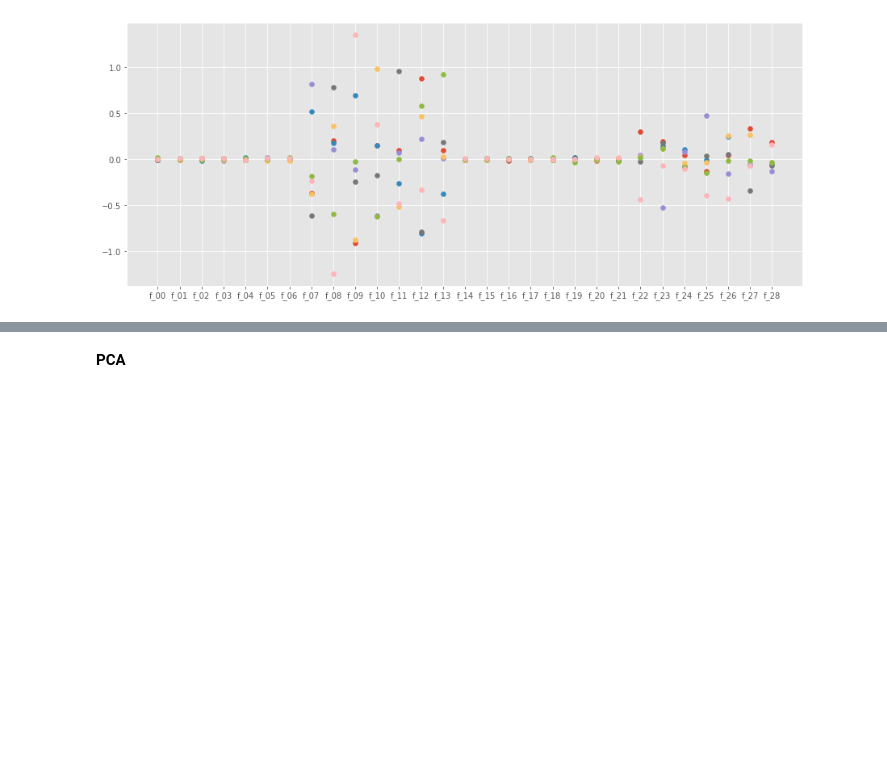
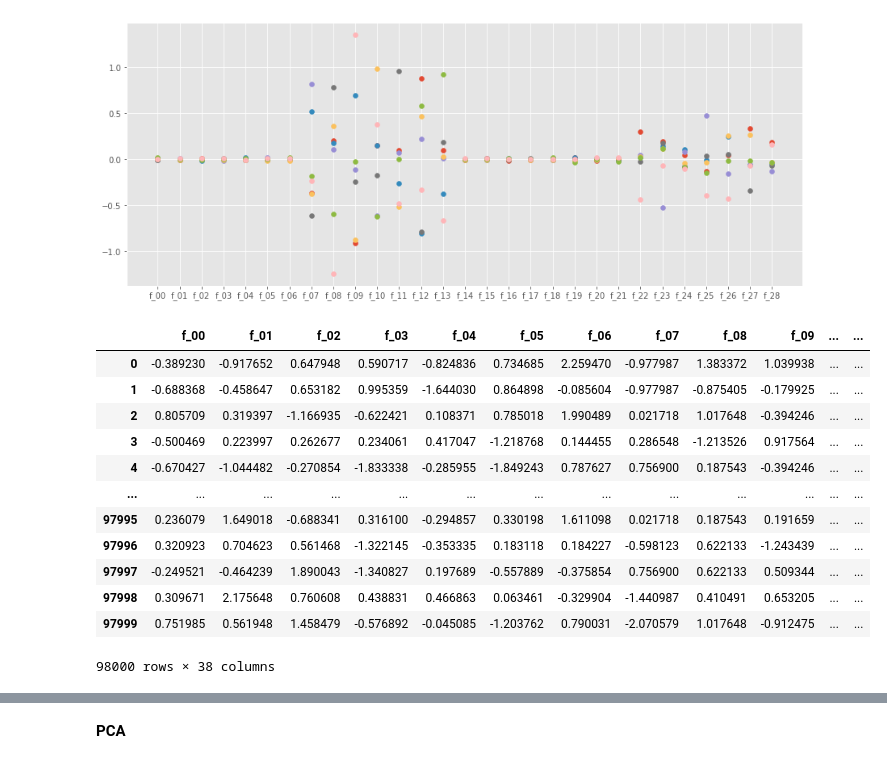
Before and after one commit to NagaoTadashi/kaggle, a Jupyter notebook: tabular-playground-july.ipynb, the cells around one changed output, grey strips where cells are left out. Drawn from its saved outputs; the diff is of its cells as text; code cells hidden in the pictures; blank space fills up the shorter version.

```diff
--- a/tabular-playground-july.ipynb
+++ b/tabular-playground-july.ipynb
@@ -127,0 +130,19 @@ preds = vbgmm.fit_predict(data_scaled[impoartant_cols])
+# %%
+data_scaled[[f'predict_proba_{i}' for i in range(7)]]=pp
+data_scaled['predict_proba']=np.max(pp,axis=1)
+data_scaled['predict']=np.argmax(pp,axis=1)
+data_scaled
+# %% [output]
+|  | f_00 | f_01 | f_02 | f_03 | f_04 | f_05 | f_06 | f_07 | f_08 | f_09 | ... | ... |
+| 0 | -0.389230 | -0.917652 | 0.647948 | 0.590717 | -0.824836 | 0.734685 | 2.259470 | -0.977987 | 1.383372 | 1.039938 | ... | ... |
+| 1 | -0.688368 | -0.458647 | 0.653182 | 0.995359 | -1.644030 | 0.864898 | -0.085604 | -0.977987 | -0.875405 | -0.179925 | ... | ... |
+| 2 | 0.805709 | 0.319397 | -1.166935 | -0.622421 | 0.108371 | 0.785018 | 1.990489 | 0.021718 | 1.017648 | -0.394246 | ... | ... |
+| 3 | -0.500469 | 0.223997 | 0.262677 | 0.234061 | 0.417047 | -1.218768 | 0.144455 | 0.286548 | -1.213526 | 0.917564 | ... | ... |
+| 4 | -0.670427 | -1.044482 | -0.270854 | -1.833338 | -0.285955 | -1.849243 | 0.787627 | 0.756900 | 0.187543 | -0.394246 | ... | ... |
+| ... | ... | ... | ... | ... | ... | ... | ... | ... | ... | ... | ... | ... |
+| 97995 | 0.236079 | 1.649018 | -0.688341 | 0.316100 | -0.294857 | 0.330198 | 1.611098 | 0.021718 | 0.187543 | 0.191659 | ... | ... |
+| 97996 | 0.320923 | 0.704623 | 0.561468 | -1.322145 | -0.353335 | 0.183118 | 0.184227 | -0.598123 | 0.622133 | -1.243439 | ... | ... |
+| 97997 | -0.249521 | -0.464239 | 1.890043 | -1.340827 | 0.197689 | -0.557889 | -0.375854 | 0.756900 | 0.622133 | 0.509344 | ... | ... |
+| 97998 | 0.309671 | 2.175648 | 0.760608 | 0.438831 | 0.466863 | 0.063461 | -0.329904 | -1.440987 | 0.410491 | 0.653205 | ... | ... |
+| 97999 | 0.751985 | 0.561948 | 1.458479 | -0.576892 | -0.045085 | -1.203762 | 0.790031 | -2.070579 | 1.017648 | -0.912475 | ... | ... |
+98000 rows × 38 columns
```
Also changed, not shown: parts of 9 cells of this notebook.
